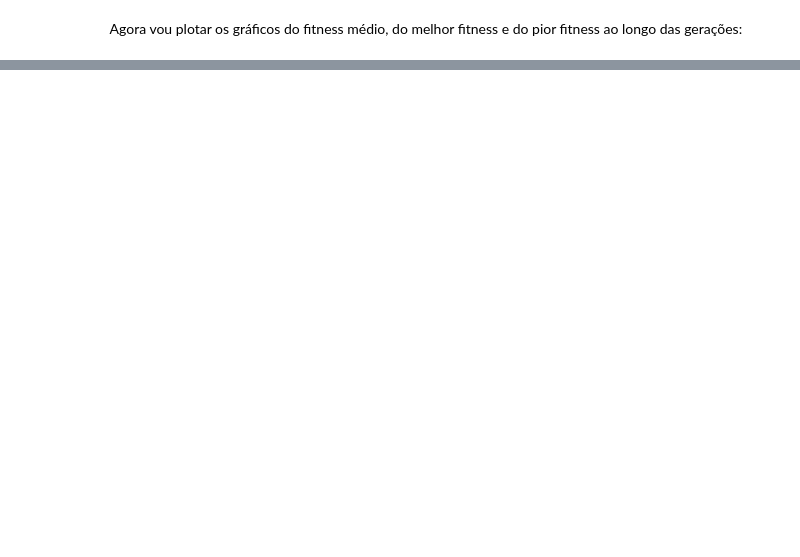
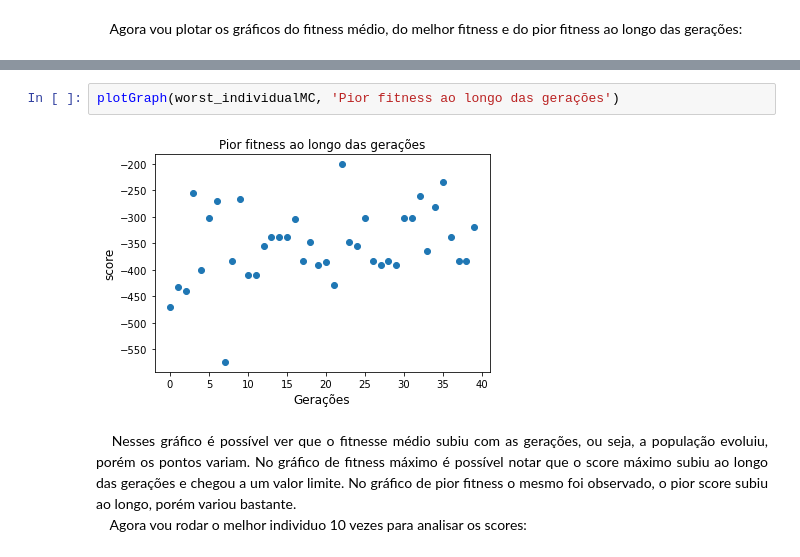
Before and after one commit to MateusOlivi/Machine-Learning, a Jupyter notebook: Projeto3/python3test/Projeto3.ipynb, the cells around one changed output, grey strips where cells are left out. Saved outputs shown, nothing was run; the diff lists cells and outputs as text; blank space fills up the shorter version.

```diff
--- a/Projeto3/python3test/Projeto3.ipynb
+++ b/Projeto3/python3test/Projeto3.ipynb
@@ -680,0 +708,9 @@ fitness_progressMC, best_individualMC, worst_individualMC = modelMediumClassic.r
+# %%
+plotGraph(worst_individualMC, 'Pior fitness ao longo das gerações')
+# %% [output]
+[figure, added]
+# %% [markdown]
+<p style="text-align: justify;">
+&emsp; Nesses gráfico é possível ver que o fitnesse médio subiu com as gerações, ou seja, a população evoluiu, porém os pontos variam. No gráfico de fitness máximo é possível notar que o score máximo subiu ao longo das gerações e chegou a um valor limite. No gráfico de pior fitness o mesmo foi observado, o pior score subiu ao longo, porém variou bastante. <br>
+&emsp; Agora vou rodar o melhor individuo 10 vezes para analisar os scores:
+</p>
```
Also changed, not shown: parts of 130 cells of this notebook, 25 other files.
